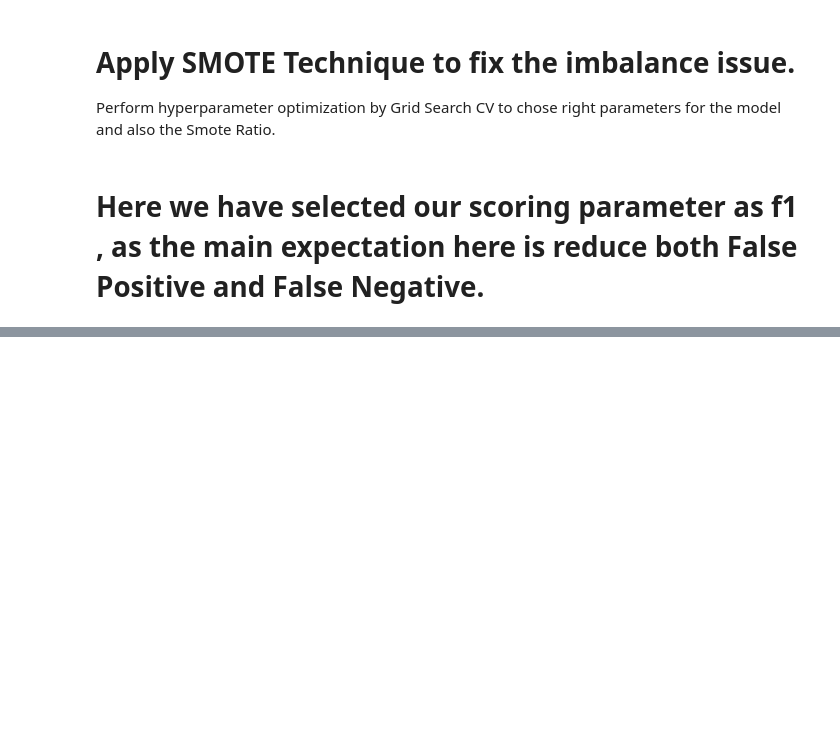
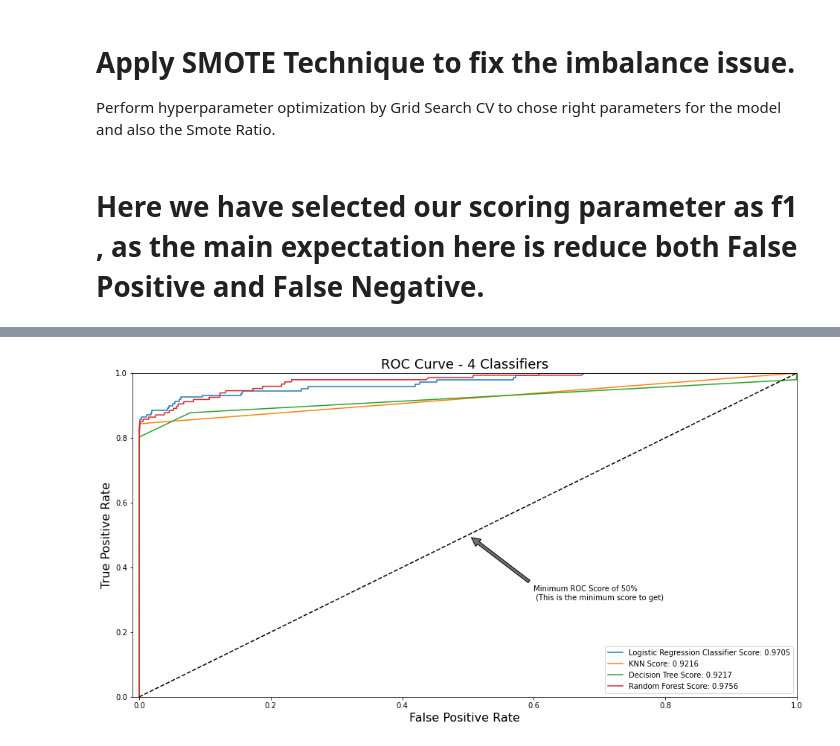
Before and after one commit to nirjadebta/Credit-Card-Fraud-Detection, a Jupyter notebook: credit.ipynb, the cells around one changed output, grey strips where cells are left out. Saved outputs shown, nothing was run; the diff lists cells and outputs as text; code cells hidden in the pictures; blank space fills up the shorter version.

```diff
--- a/credit.ipynb
+++ b/credit.ipynb
@@ -374,0 +469,2 @@ results
+# %%
+RESULT2= pd.DataFrame(Balanced_Result)
@@ -407,0 +516,20 @@ Pipeline(steps=[('over', SMOTE(k_neighbors=15, sampling_strategy=0.005)),
+# %%
+
+plt.figure(figsize=(16,8))
+plt.title('ROC Curve - 4 Classifiers', fontsize=18)
+plt.plot(RESULT2['fpr'][0], RESULT2['tpr'][0], label='Logistic Regression Classifier Score: {:.4f}'.format(RESULT2['auc'][0]))
+plt.plot(RESULT2['fpr'][1], RESULT2['tpr'][1], label='KNN Score: {:.4f}'.format(RESULT2['auc'][1]))
+plt.plot(RESULT2['fpr'][2], RESULT2['tpr'][2], label='Decision Tree Score: {:.4f}'.format(RESULT2['auc'][2]))
+plt.plot(RESULT2['fpr'][3], RESULT2['tpr'][3], label='Random Forest Score: {:.4f}'.format(RESULT2['auc'][3]))
+#plt.plot(svc_fpr, svc_tpr, label='Support Vector Classifier Score: {:.4f}'.format(roc_auc_score(y, svc_pred)))
+plt.plot([0, 1], [0, 1], 'k--')
+plt.axis([-0.01, 1, 0, 1])
+plt.xlabel('False Positive Rate', fontsize=16)
+plt.ylabel('True Positive Rate', fontsize=16)
+plt.annotate('Minimum ROC Score of 50% \n (This is the minimum score to get)', xy=(0.5, 0.5), xytext=(0.6, 0.3),
+                arrowprops=dict(facecolor='#6E726D', shrink=0.05),
+                )
+plt.legend()
+plt.show()
+# %% [output]
+[figure, added]
```
Also changed, not shown: parts of 24 cells of this notebook.
